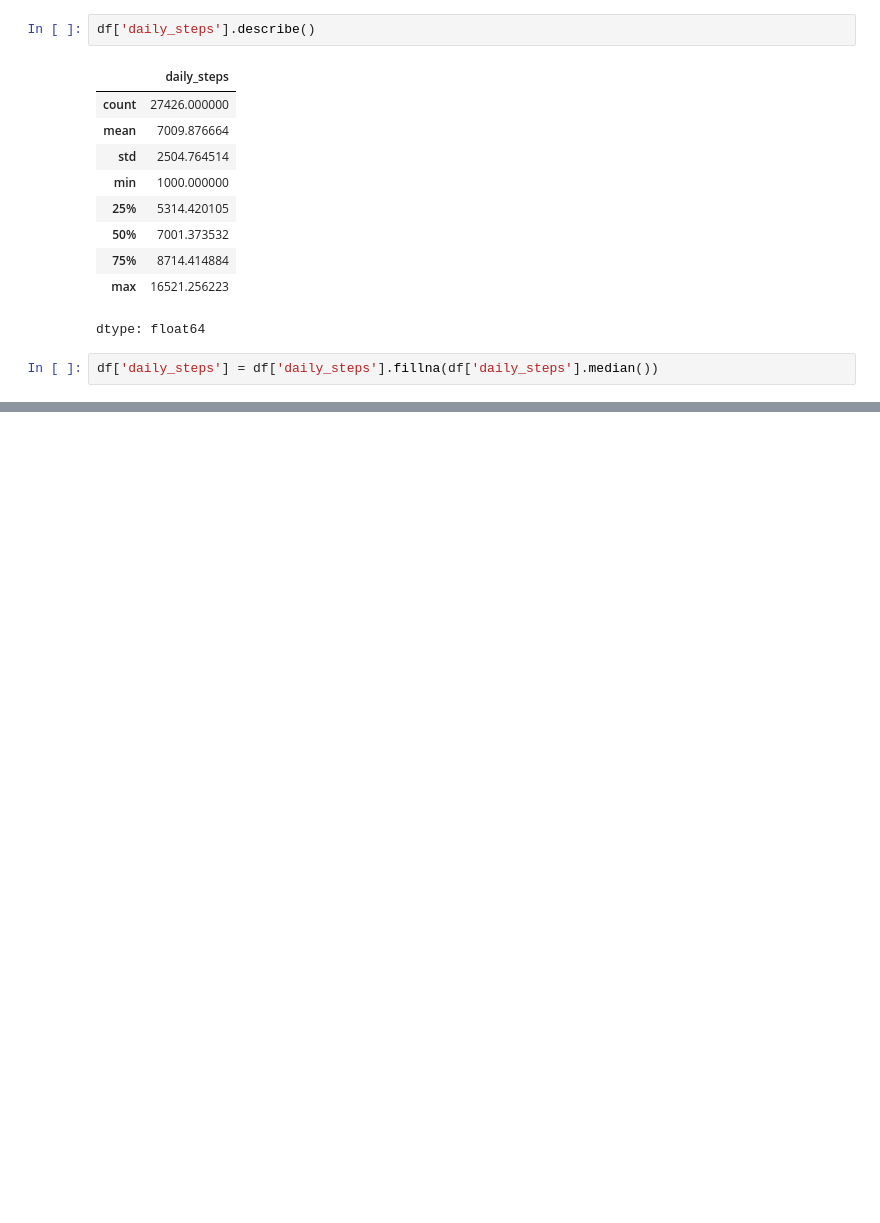
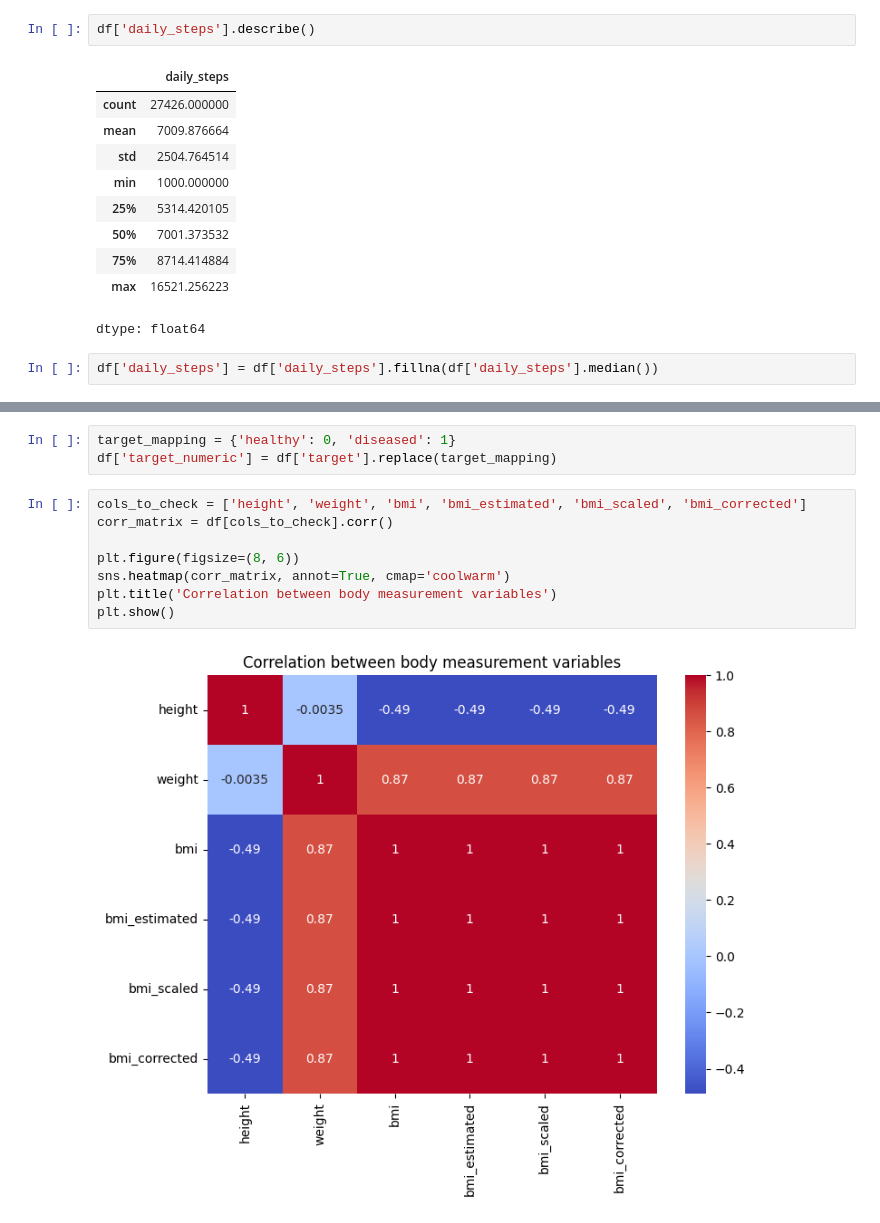
Before and after one commit to SanjayBista1010/Classification, a Jupyter notebook: DiseaseRiskAnalysis.ipynb, the cells around one changed output, grey strips where cells are left out. Saved outputs shown, nothing was run; the diff lists cells and outputs as text; blank space fills up the shorter version.

```diff
--- a/DiseaseRiskAnalysis.ipynb
+++ b/DiseaseRiskAnalysis.ipynb
@@ -227,0 +260,13 @@ df['daily_steps'] = df['daily_steps'].fillna(df['daily_steps'].median())
+# %%
+target_mapping = {'healthy': 0, 'diseased': 1}
+df['target_numeric'] = df['target'].replace(target_mapping)
+# %%
+cols_to_check = ['height', 'weight', 'bmi', 'bmi_estimated', 'bmi_scaled', 'bmi_corrected']
+corr_matrix = df[cols_to_check].corr()
+
+plt.figure(figsize=(8, 6))
+sns.heatmap(corr_matrix, annot=True, cmap='coolwarm')
+plt.title('Correlation between body measurement variables')
+plt.show()
+# %% [output]
+[figure, added]
```
Also changed, not shown: parts of 3 cells of this notebook.
